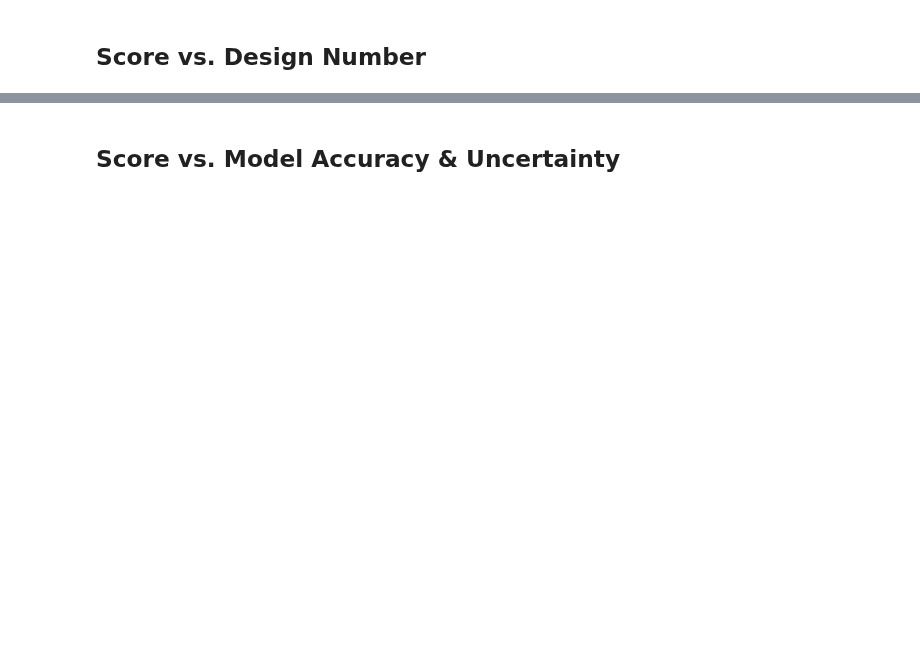
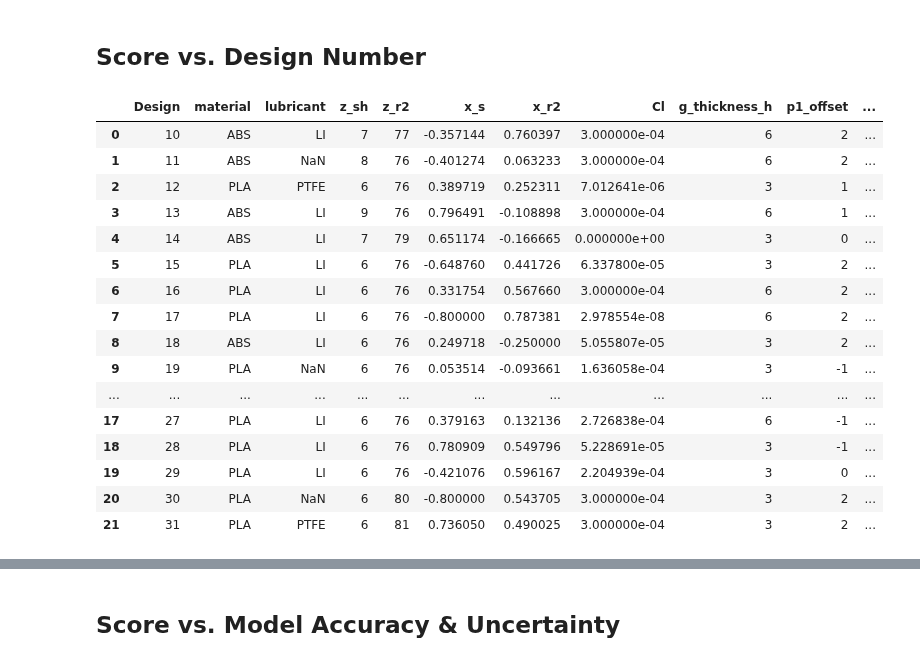
Before and after one commit to c-y-i/Mod_DOE, a Jupyter notebook: Figure_Plotting.ipynb, the cells around one changed output, grey strips where cells are left out. Cells and saved outputs as stored; diff of their text form; code cells hidden in the pictures; blank space fills up the shorter version.

```diff
--- a/Figure_Plotting.ipynb
+++ b/Figure_Plotting.ipynb
@@ -67,3 +77,23 @@ init_df['Design'] = range(0, len(init_df))
 combined_df = pd.concat([init_df, BO_df], ignore_index=True)
 # %%
 Tag_df['Design'] = Tag_df['Design'] - 1
+# %%
+BO_df
+# %% [output]
+|  | Design | material | lubricant | z_sh | z_r2 | x_s | x_r2 | Cl | g_thickness_h | p1_offset | ... |
+| 0 | 10 | ABS | LI | 7 | 77 | -0.357144 | 0.760397 | 3.000000e-04 | 6 | 2 | ... |
+| 1 | 11 | ABS | NaN | 8 | 76 | -0.401274 | 0.063233 | 3.000000e-04 | 6 | 2 | ... |
+| 2 | 12 | PLA | PTFE | 6 | 76 | 0.389719 | 0.252311 | 7.012641e-06 | 3 | 1 | ... |
+| 3 | 13 | ABS | LI | 9 | 76 | 0.796491 | -0.108898 | 3.000000e-04 | 6 | 1 | ... |
+| 4 | 14 | ABS | LI | 7 | 79 | 0.651174 | -0.166665 | 0.000000e+00 | 3 | 0 | ... |
+| 5 | 15 | PLA | LI | 6 | 76 | -0.648760 | 0.441726 | 6.337800e-05 | 3 | 2 | ... |
+| 6 | 16 | PLA | LI | 6 | 76 | 0.331754 | 0.567660 | 3.000000e-04 | 6 | 2 | ... |
+| 7 | 17 | PLA | LI | 6 | 76 | -0.800000 | 0.787381 | 2.978554e-08 | 6 | 2 | ... |
+| 8 | 18 | ABS | LI | 6 | 76 | 0.249718 | -0.250000 | 5.055807e-05 | 3 | 2 | ... |
+| 9 | 19 | PLA | NaN | 6 | 76 | 0.053514 | -0.093661 | 1.636058e-04 | 3 | -1 | ... |
+| ... | ... | ... | ... | ... | ... | ... | ... | ... | ... | ... | ... |
+| 17 | 27 | PLA | LI | 6 | 76 | 0.379163 | 0.132136 | 2.726838e-04 | 6 | -1 | ... |
+| 18 | 28 | PLA | LI | 6 | 76 | 0.780909 | 0.549796 | 5.228691e-05 | 3 | -1 | ... |
+| 19 | 29 | PLA | LI | 6 | 76 | -0.421076 | 0.596167 | 2.204939e-04 | 3 | 0 | ... |
+| 20 | 30 | PLA | NaN | 6 | 80 | -0.800000 | 0.543705 | 3.000000e-04 | 3 | 2 | ... |
+| 21 | 31 | PLA | PTFE | 6 | 81 | 0.736050 | 0.490025 | 3.000000e-04 | 3 | 2 | ... |
```
Also changed, not shown: parts of 13 cells of this notebook, 8 other files.
